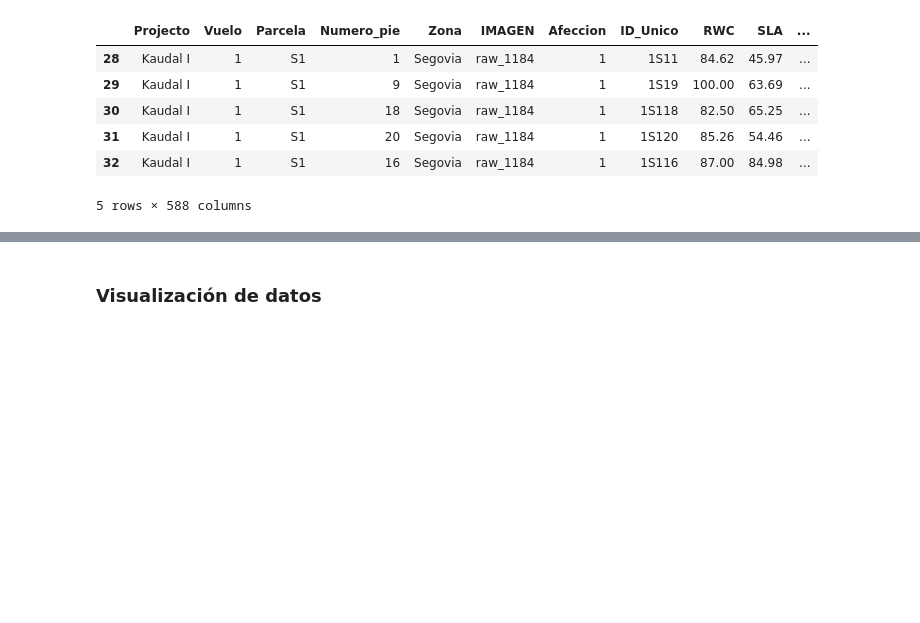
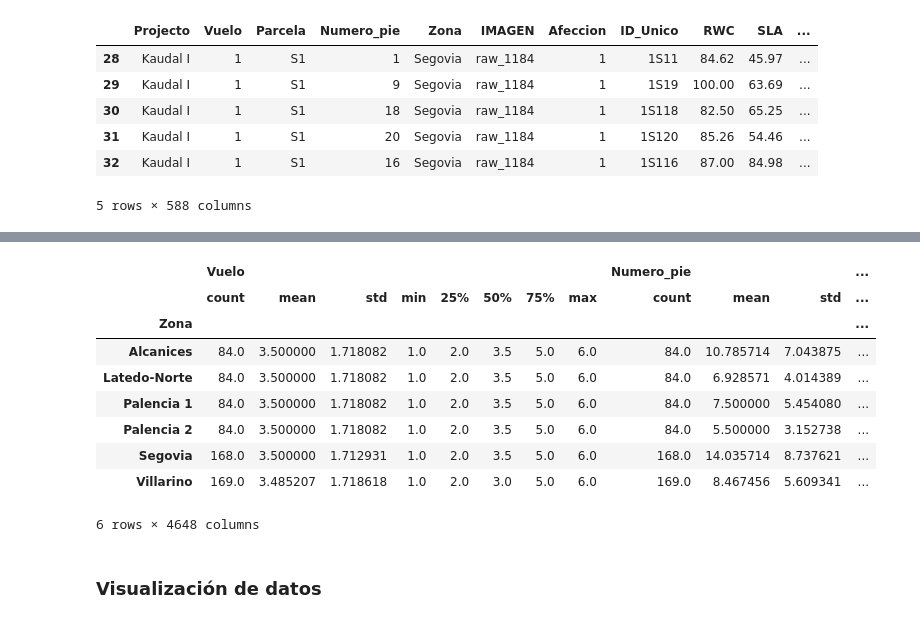
Before and after one commit to raulbenitez/ZUMAIN_course, a Jupyter notebook: analisis_datos_multivariados.ipynb, the cells around one changed output, grey strips where cells are left out. Saved outputs shown, nothing was run; the diff lists cells and outputs as text; code cells hidden in the pictures; blank space fills up the shorter version.

```diff
--- a/analisis_datos_multivariados.ipynb
+++ b/analisis_datos_multivariados.ipynb
@@ -101,3 +146,16 @@ df1.head()
+# %%
+df.groupby('Zona').describe()
+# %% [output]
+|  | Vuelo |  |  |  |  |  |  |  | Numero_pie |  |  | ... |
+|  | count | mean | std | min | 25% | 50% | 75% | max | count | mean | std | ... |
+| Zona |  |  |  |  |  |  |  |  |  |  |  | ... |
+| Alcanices | 84.0 | 3.500000 | 1.718082 | 1.0 | 2.0 | 3.5 | 5.0 | 6.0 | 84.0 | 10.785714 | 7.043875 | ... |
+| Latedo-Norte | 84.0 | 3.500000 | 1.718082 | 1.0 | 2.0 | 3.5 | 5.0 | 6.0 | 84.0 | 6.928571 | 4.014389 | ... |
+| Palencia 1 | 84.0 | 3.500000 | 1.718082 | 1.0 | 2.0 | 3.5 | 5.0 | 6.0 | 84.0 | 7.500000 | 5.454080 | ... |
+| Palencia 2 | 84.0 | 3.500000 | 1.718082 | 1.0 | 2.0 | 3.5 | 5.0 | 6.0 | 84.0 | 5.500000 | 3.152738 | ... |
+| Segovia | 168.0 | 3.500000 | 1.712931 | 1.0 | 2.0 | 3.5 | 5.0 | 6.0 | 168.0 | 14.035714 | 8.737621 | ... |
+| Villarino | 169.0 | 3.485207 | 1.718618 | 1.0 | 2.0 | 3.0 | 5.0 | 6.0 | 169.0 | 8.467456 | 5.609341 | ... |
+6 rows × 4648 columns
 # %% [markdown]
 ### Visualización de datos
 # %%
```
Also changed, not shown: parts of 19 cells of this notebook.
